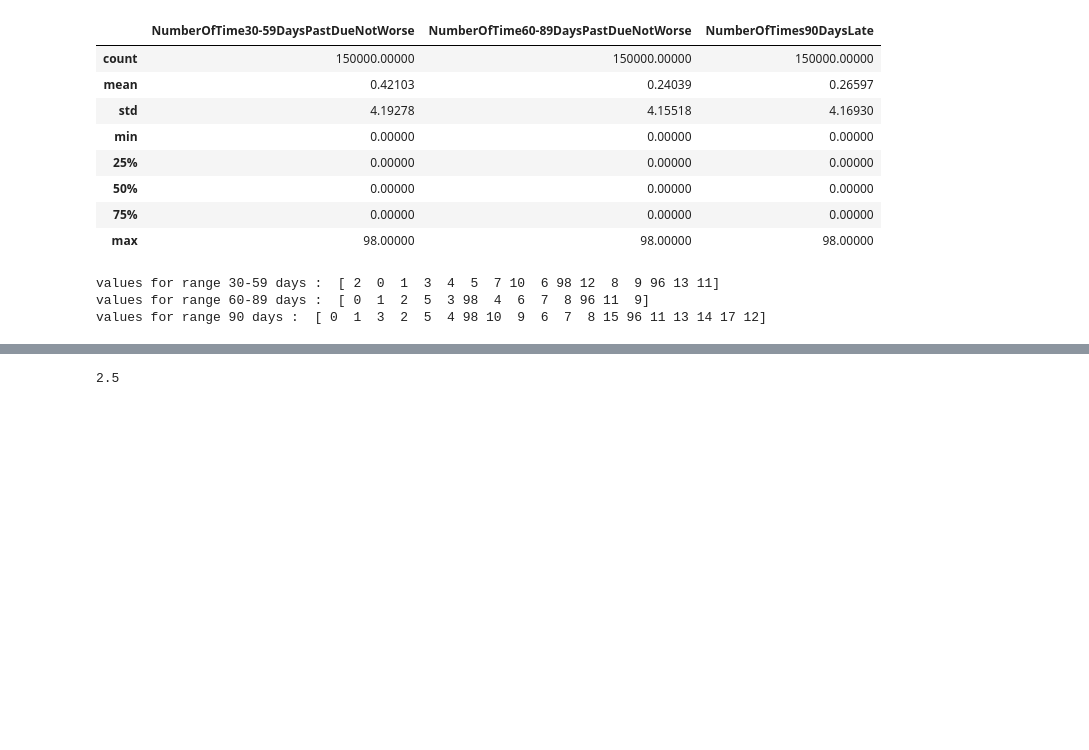
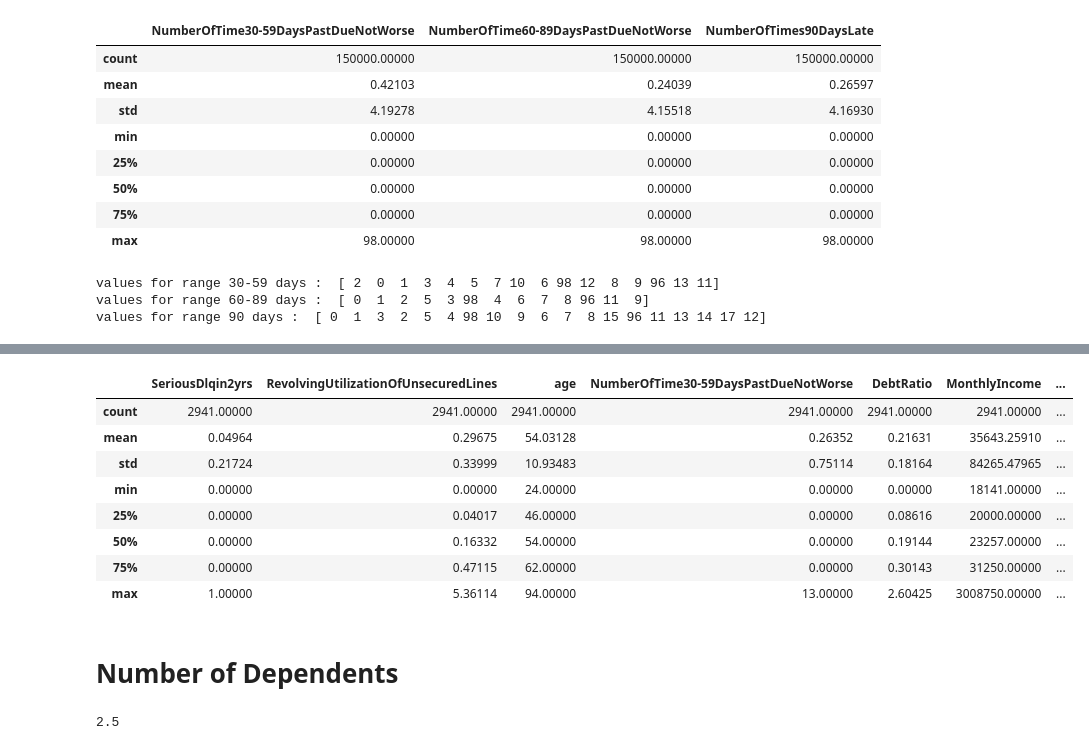
Before and after one commit to AlexisReve/Credit_Risk_ASSAS_2023, a Jupyter notebook: analysis_ML.ipynb, the cells around one changed output, grey strips where cells are left out. Cells and saved outputs as stored; diff of their text form; code cells hidden in the pictures; blank space fills up the shorter version.

```diff
--- a/analysis_ML.ipynb
+++ b/analysis_ML.ipynb
@@ -140 +240,18 @@ print(df.loc[df["NumberOfTimes90DaysLate"] > 90].shape)
+# %%
+# check the proportion of defaulter in the top of the distribution. 4% of individuals saw their credits refuses which is less than the total population. We expects that outliers in monthly income if they existt
+# not have a significant impact on the results
+
+df.loc[df["MonthlyIncome"] > df["MonthlyIncome"].quantile(0.975)].describe()
+# %% [output]
+|  | SeriousDlqin2yrs | RevolvingUtilizationOfUnsecuredLines | age | NumberOfTime30-59DaysPastDueNotWorse | DebtRatio | MonthlyIncome | ... |
+| count | 2941.00000 | 2941.00000 | 2941.00000 | 2941.00000 | 2941.00000 | 2941.00000 | ... |
+| mean | 0.04964 | 0.29675 | 54.03128 | 0.26352 | 0.21631 | 35643.25910 | ... |
+| std | 0.21724 | 0.33999 | 10.93483 | 0.75114 | 0.18164 | 84265.47965 | ... |
+| min | 0.00000 | 0.00000 | 24.00000 | 0.00000 | 0.00000 | 18141.00000 | ... |
+| 25% | 0.00000 | 0.04017 | 46.00000 | 0.00000 | 0.08616 | 20000.00000 | ... |
+| 50% | 0.00000 | 0.16332 | 54.00000 | 0.00000 | 0.19144 | 23257.00000 | ... |
+| 75% | 0.00000 | 0.47115 | 62.00000 | 0.00000 | 0.30143 | 31250.00000 | ... |
+| max | 1.00000 | 5.36114 | 94.00000 | 13.00000 | 2.60425 | 3008750.00000 | ... |
+# %% [markdown]
+# Number of Dependents
 # %%
```
Also changed, not shown: parts of 48 cells of this notebook.
